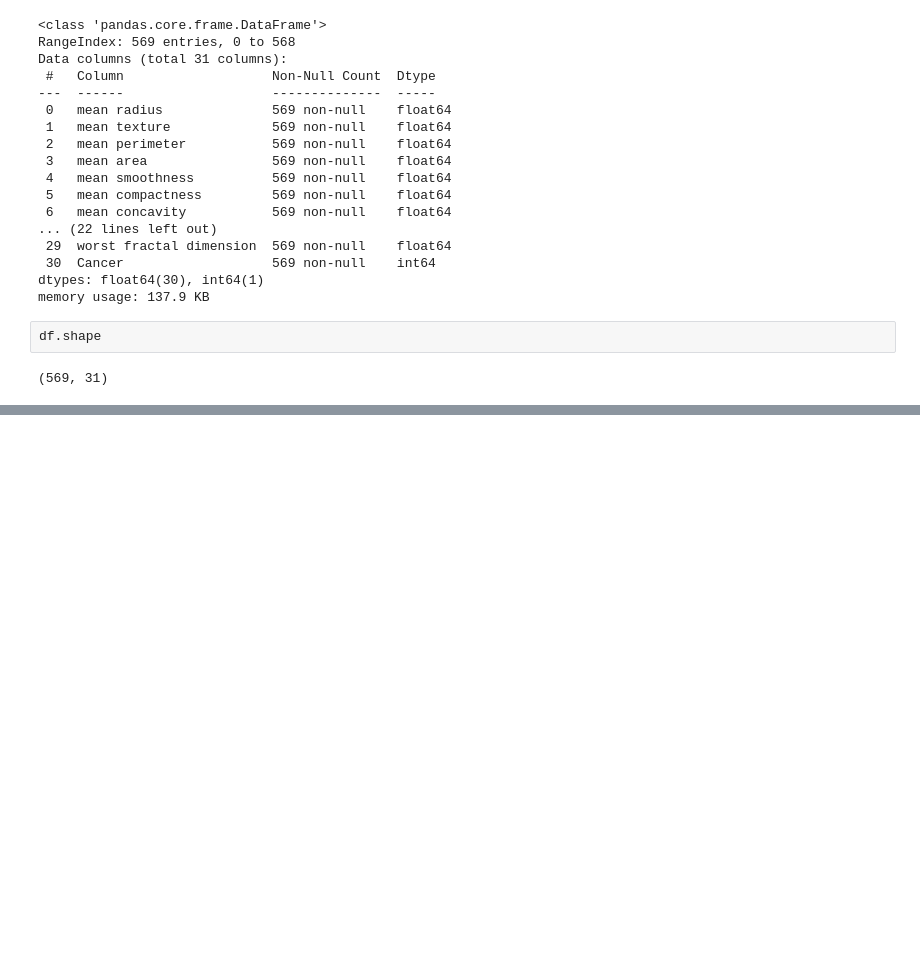
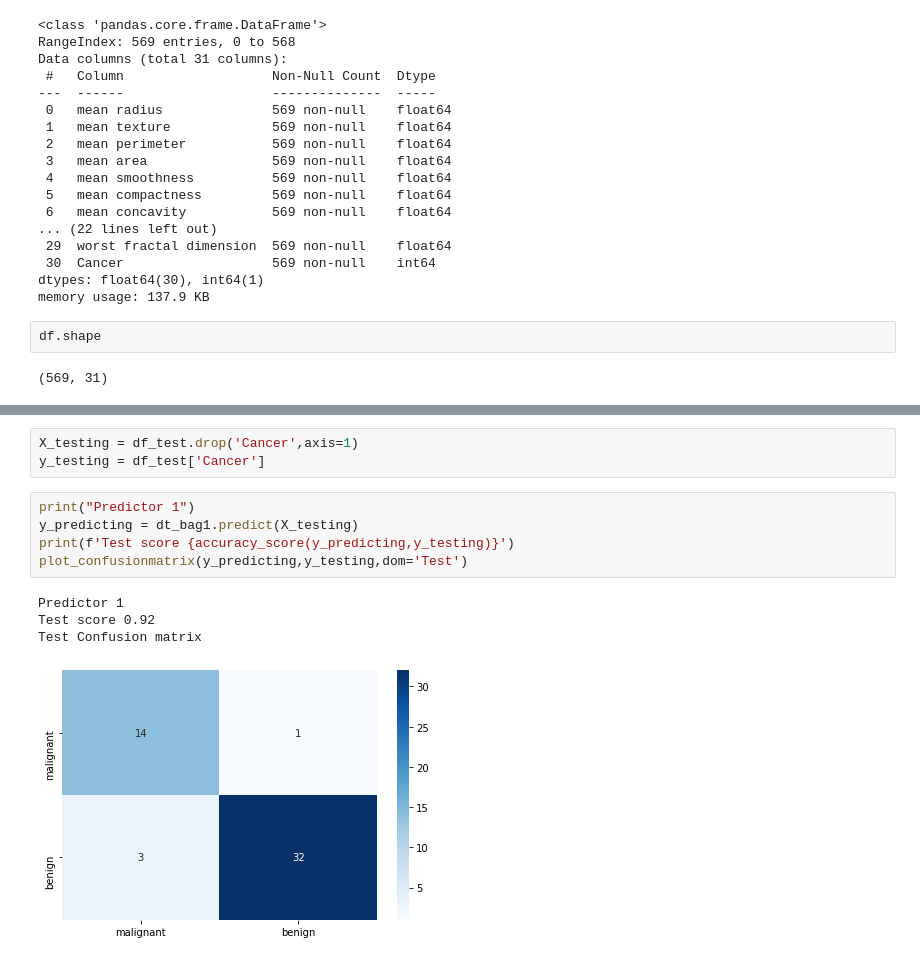
Before and after one commit to abhisheka12/bagging, a Jupyter notebook: bagging-classifier-breastcancer.ipynb, the cells around one changed output, grey strips where cells are left out. Saved outputs shown, nothing was run; the diff lists cells and outputs as text; blank space fills up the shorter version.

```diff
--- a/bagging-classifier-breastcancer.ipynb
+++ b/bagging-classifier-breastcancer.ipynb
@@ -152,0 +204,13 @@ print(np.round(np.mean(x),2))
+# %%
+X_testing = df_test.drop('Cancer',axis=1)
+y_testing = df_test['Cancer']
+# %%
+print("Predictor 1")
+y_predicting = dt_bag1.predict(X_testing)
+print(f'Test score {accuracy_score(y_predicting,y_testing)}')
+plot_confusionmatrix(y_predicting,y_testing,dom='Test')
+# %% [output]
+Predictor 1
+Test score 0.92
+Test Confusion matrix
+[figure, added]
```
Also changed, not shown: parts of 31 cells of this notebook.
